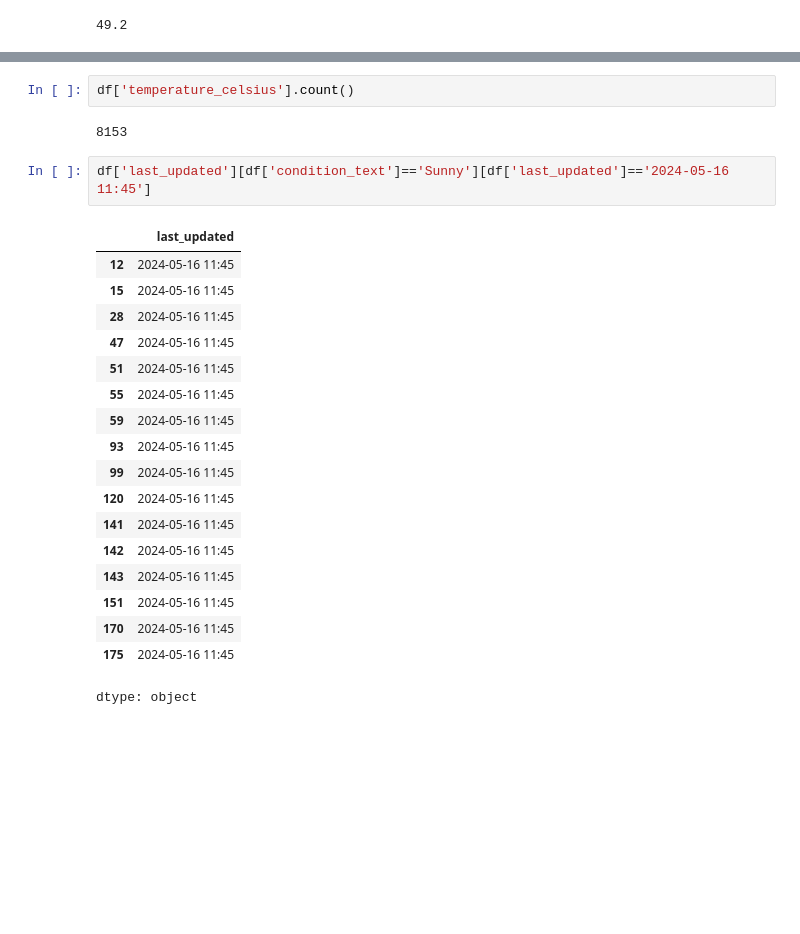
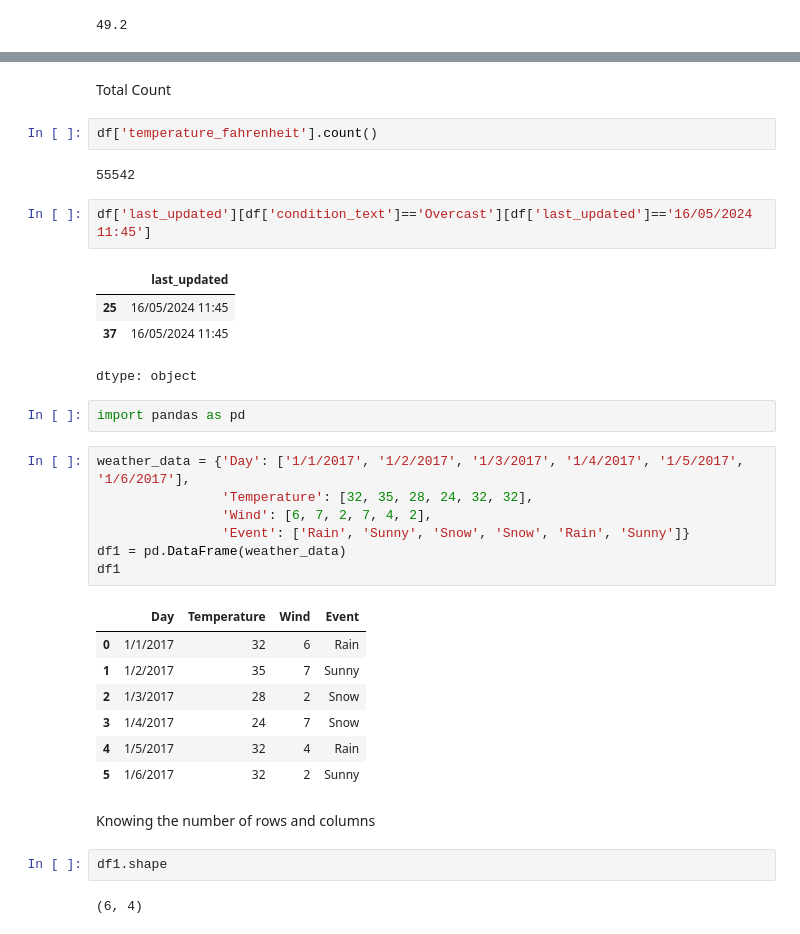
Before and after one commit to KoreDare/Python_Bootcamp, a Jupyter notebook: Python_Basics.ipynb, the cells around one changed output, grey strips where cells are left out. Saved outputs shown, nothing was run; the diff lists cells and outputs as text; blank space fills up the shorter version.

```diff
--- a/Python_Basics.ipynb
+++ b/Python_Basics.ipynb
@@ -769,25 +795,36 @@ df['temperature_celsius'].mean()
+# %% [markdown]
+Total Count
 # %%
-df['temperature_celsius'].count()
+df['temperature_fahrenheit'].count()
 # %% [output]
-8153
+55542
 # %%
-df['last_updated'][df['condition_text']=='Sunny'][df['last_updated']=='2024-05-16 11:45']
+df['last_updated'][df['condition_text']=='Overcast'][df['last_updated']=='16/05/2024 11:45']
 # %% [output]
 |  | last_updated |
-| 12 | 2024-05-16 11:45 |
-| 15 | 2024-05-16 11:45 |
-| 28 | 2024-05-16 11:45 |
-| 47 | 2024-05-16 11:45 |
-| 51 | 2024-05-16 11:45 |
-| 55 | 2024-05-16 11:45 |
-| 59 | 2024-05-16 11:45 |
-| 93 | 2024-05-16 11:45 |
-| 99 | 2024-05-16 11:45 |
-| 120 | 2024-05-16 11:45 |
-| 141 | 2024-05-16 11:45 |
-| 142 | 2024-05-16 11:45 |
-| 143 | 2024-05-16 11:45 |
-| 151 | 2024-05-16 11:45 |
-| 170 | 2024-05-16 11:45 |
-| 175 | 2024-05-16 11:45 |
+| 25 | 16/05/2024 11:45 |
+| 37 | 16/05/2024 11:45 |
 dtype: object
+# %%
+import pandas as pd
+# %%
+weather_data = {'Day': ['1/1/2017', '1/2/2017', '1/3/2017', '1/4/2017', '1/5/2017', '1/6/2017'],
+                'Temperature': [32, 35, 28, 24, 32, 32],
+                'Wind': [6, 7, 2, 7, 4, 2],
+                'Event': ['Rain', 'Sunny', 'Snow', 'Snow', 'Rain', 'Sunny']}
+df1 = pd.DataFrame(weather_data)
+df1
+# %% [output]
+|  | Day | Temperature | Wind | Event |
+| 0 | 1/1/2017 | 32 | 6 | Rain |
+| 1 | 1/2/2017 | 35 | 7 | Sunny |
+| 2 | 1/3/2017 | 28 | 2 | Snow |
+| 3 | 1/4/2017 | 24 | 7 | Snow |
+| 4 | 1/5/2017 | 32 | 4 | Rain |
+| 5 | 1/6/2017 | 32 | 2 | Sunny |
+# %% [markdown]
+Knowing the number of rows and columns
+# %%
+df1.shape
+# %% [output]
+(6, 4)
```
Also changed, not shown: parts of 42 cells of this notebook.
